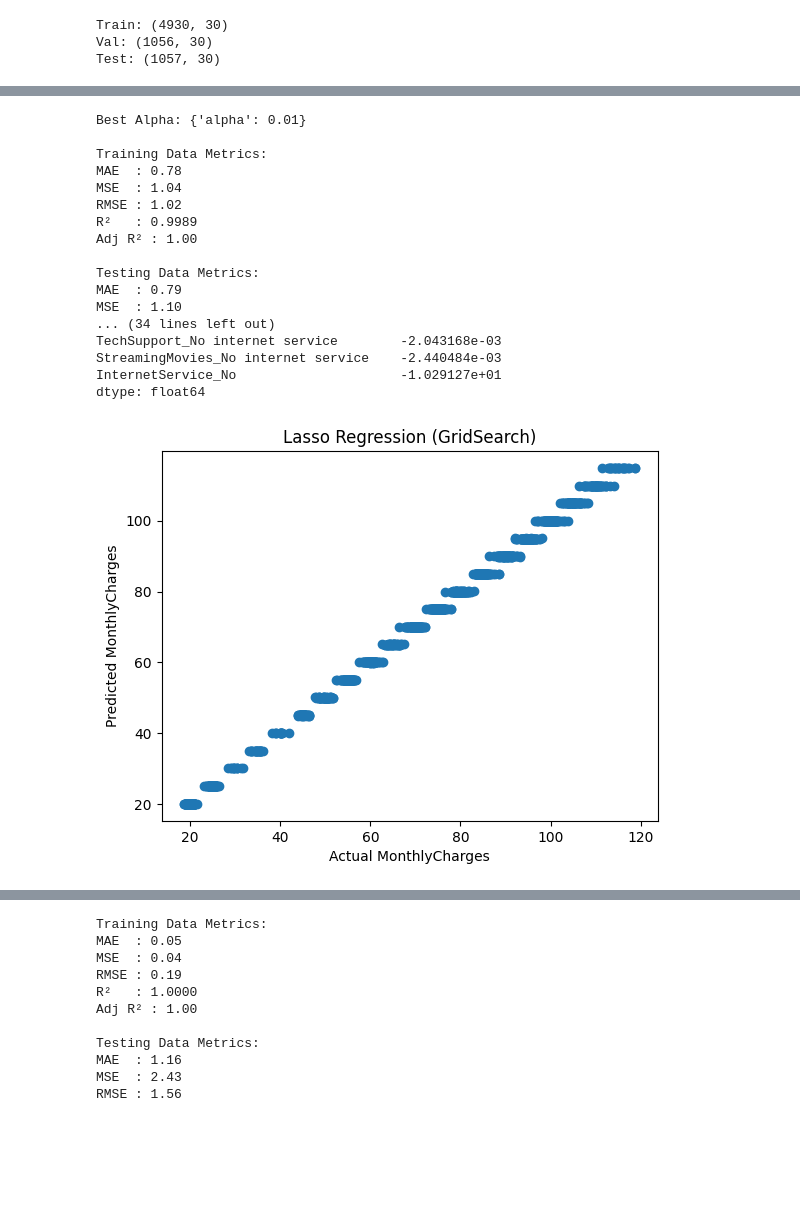
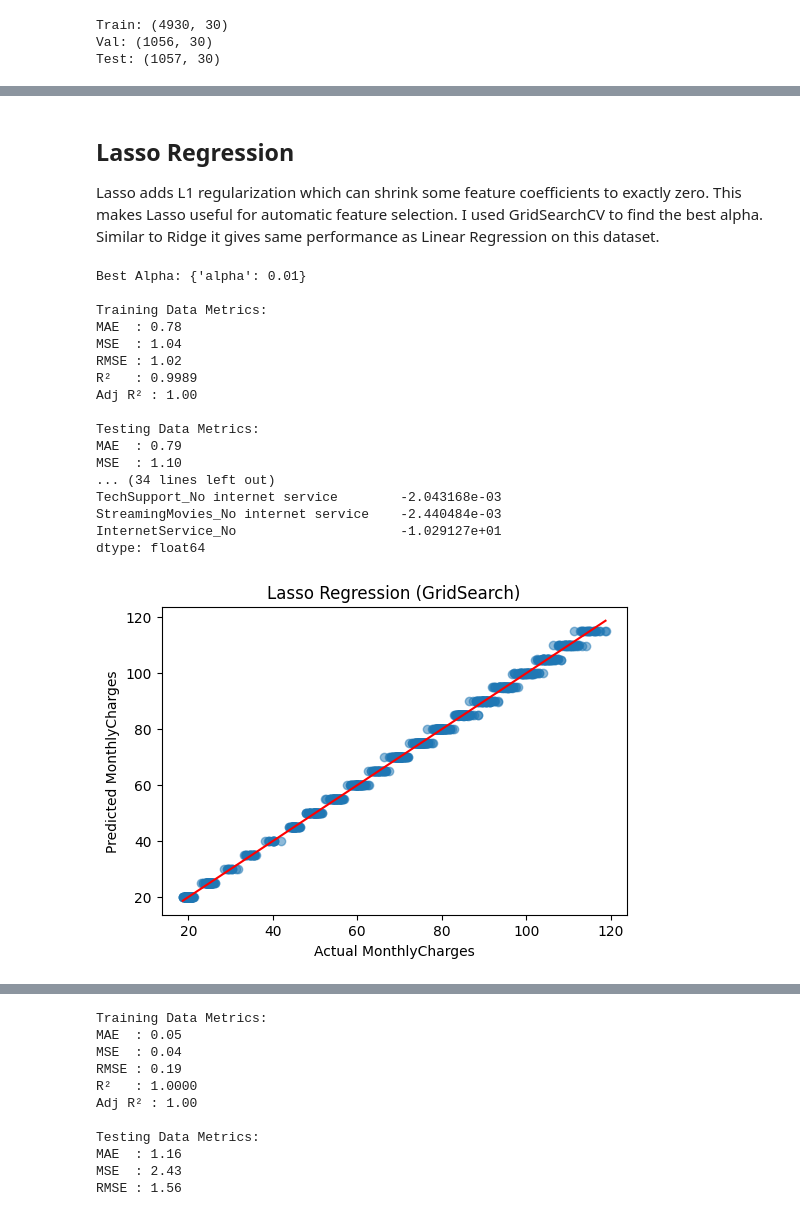
Before and after one commit to pradeepkumar2427/teleconnect-ml-assignment, a Jupyter notebook: notebooks/04_Regression.ipynb, the cells around one changed output, grey strips where cells are left out. Cells and saved outputs as stored; diff of their text form; code cells hidden in the pictures; blank space fills up the shorter version.

```diff
--- a/notebooks/04_Regression.ipynb
+++ b/notebooks/04_Regression.ipynb
@@ -262,3 +258,7 @@ Adj R² : 1.00
+# %% [markdown]
+## Lasso Regression
+
+Lasso adds L1 regularization which can shrink some feature coefficients to exactly zero. This makes Lasso useful for automatic feature selection. I used GridSearchCV to find the best alpha. Similar to Ridge it gives same performance as Linear Regression on this dataset.
 # %%
 import numpy as np
 import matplotlib.pyplot as plt
@@ -297,11 +297,11 @@ grid.fit(X_train, y_train)
 
 print("Best Alpha:", grid.best_params_)
 
-model = grid.best_estimator_
+model_lasso = grid.best_estimator_
 
 
-y_train_pred = model.predict(X_train)
-y_test_pred = model.predict(X_test)
+y_train_pred = model_lasso.predict(X_train)
+y_test_pred = model_lasso.predict(X_test)
 
 def evaluate_model(y_true, y_pred, X_data, name='Dataset'):
     r2 = r2_score(y_true, y_pred)
@@ -325,36 +325,43 @@ evaluate_model(y_test, y_test_pred, X_test, 'Testing Data')
 
 
 
-coefficients = pd.Series(model.coef_, index=X.columns)
+coefficients = pd.Series(model_lasso.coef_, index=X.columns)
 
 print("\n Features Removed (Lasso):")
 print(coefficients[coefficients == 0])
 
 print("\n Important Features:")
 print(coefficients[coefficients != 0].sort_values(ascending=False))
 
 
-plt.scatter(y_test, y_test_pred)
+plt.figure(figsize=(6,4))
+plt.scatter(y_test, y_test_pred, alpha=0.5)
+
+# line
+plt.plot([y_test.min(), y_test.max()],
+         [y_test.min(), y_test.max()],
+         color='red')
+
 plt.xlabel("Actual MonthlyCharges")
 plt.ylabel("Predicted MonthlyCharges")
 plt.title("Lasso Regression (GridSearch)")
 plt.show()
 # %% [output]
 Best Alpha: {'alpha': 0.01}
 
 Training Data Metrics:
 MAE  : 0.78
 MSE  : 1.04
 RMSE : 1.02
 R²   : 0.9989
 Adj R² : 1.00
 
 Testing Data Metrics:
 MAE  : 0.79
 MSE  : 1.10
 ... (34 lines left out)
 TechSupport_No internet service        -2.043168e-03
 StreamingMovies_No internet service    -2.440484e-03
 InternetService_No                     -1.029127e+01
 dtype: float64
-[figure, old version]
+[figure, new version]
```
Also changed, not shown: parts of 27 cells of this notebook.
